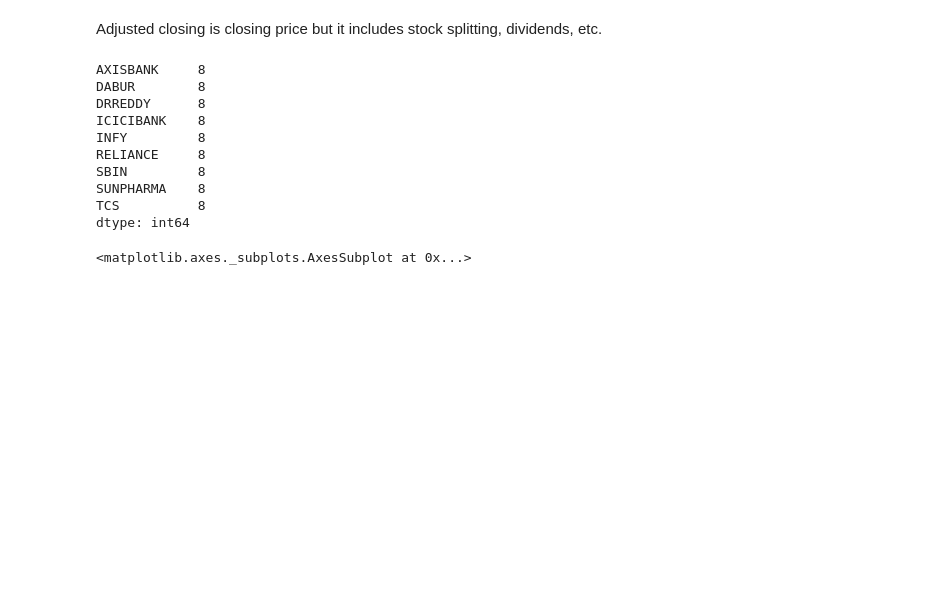
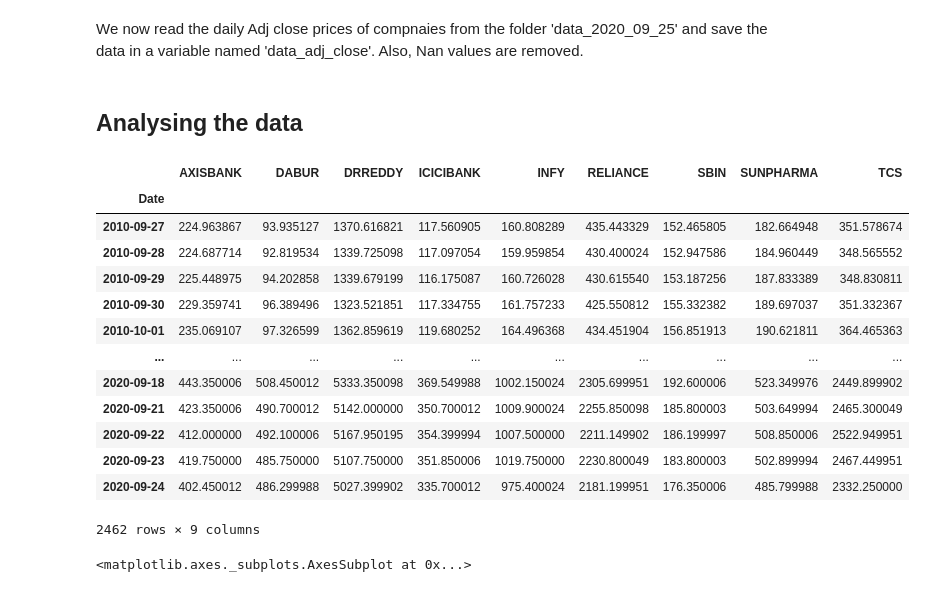
Before and after one commit to BharathRavu/portfolio-optimization, a Jupyter notebook: markowitz-portfolio-theory.ipynb, the cells around one changed output. Cells and saved outputs as stored; diff of their text form; code cells hidden in the pictures; blank space fills up the shorter version.

```diff
--- a/markowitz-portfolio-theory.ipynb
+++ b/markowitz-portfolio-theory.ipynb
@@ -57,7 +68,7 @@ def read_stock_variable_from_CSV(file_path,variable,start_date, end_date):
     data.set_index('Date',inplace=True)
     mask = (data.index >= start_date) & (data.index <= end_date)
     return data.loc[mask][['Adj Close']]
-# %% [markdown]
- Adjusted closing is closing price but it includes stock splitting, dividends, etc.
+# %% [markdown]
+We now read the daily Adj close prices of compnaies from the folder 'data_2020_09_25' and save the data in a variable named 'data_adj_close'. Also, Nan values are removed.
 # %%
 data_adj_close=get_stocks_data_from_folder(data_folder, 'Adj Close', start_date, end_date)
@@ -64,18 +78,22 @@ data_adj_close=get_stocks_data_from_folder(data_folder, 'Adj Close', start_date,
-# %%
-missing_values_count = data_adj_close.isnull().sum()
-print(missing_values_count)
-data_adj_close.dropna(inplace=True)
-# %% [output]
-AXISBANK     8
-DABUR        8
-DRREDDY      8
-ICICIBANK    8
-INFY         8
-RELIANCE     8
-SBIN         8
-SUNPHARMA    8
-TCS          8
-dtype: int64
+# %% [markdown]
+## Analysing the data
+# %%
+data_adj_close
+# %% [output]
+|  | AXISBANK | DABUR | DRREDDY | ICICIBANK | INFY | RELIANCE | SBIN | SUNPHARMA | TCS |
+| Date |  |  |  |  |  |  |  |  |  |
+| 2010-09-27 | 224.963867 | 93.935127 | 1370.616821 | 117.560905 | 160.808289 | 435.443329 | 152.465805 | 182.664948 | 351.578674 |
+| 2010-09-28 | 224.687714 | 92.819534 | 1339.725098 | 117.097054 | 159.959854 | 430.400024 | 152.947586 | 184.960449 | 348.565552 |
+| 2010-09-29 | 225.448975 | 94.202858 | 1339.679199 | 116.175087 | 160.726028 | 430.615540 | 153.187256 | 187.833389 | 348.830811 |
+| 2010-09-30 | 229.359741 | 96.389496 | 1323.521851 | 117.334755 | 161.757233 | 425.550812 | 155.332382 | 189.697037 | 351.332367 |
+| 2010-10-01 | 235.069107 | 97.326599 | 1362.859619 | 119.680252 | 164.496368 | 434.451904 | 156.851913 | 190.621811 | 364.465363 |
+| ... | ... | ... | ... | ... | ... | ... | ... | ... | ... |
+| 2020-09-18 | 443.350006 | 508.450012 | 5333.350098 | 369.549988 | 1002.150024 | 2305.699951 | 192.600006 | 523.349976 | 2449.899902 |
+| 2020-09-21 | 423.350006 | 490.700012 | 5142.000000 | 350.700012 | 1009.900024 | 2255.850098 | 185.800003 | 503.649994 | 2465.300049 |
+| 2020-09-22 | 412.000000 | 492.100006 | 5167.950195 | 354.399994 | 1007.500000 | 2211.149902 | 186.199997 | 508.850006 | 2522.949951 |
+| 2020-09-23 | 419.750000 | 485.750000 | 5107.750000 | 351.850006 | 1019.750000 | 2230.800049 | 183.800003 | 502.899994 | 2467.449951 |
+| 2020-09-24 | 402.450012 | 486.299988 | 5027.399902 | 335.700012 | 975.400024 | 2181.199951 | 176.350006 | 485.799988 | 2332.250000 |
+2462 rows × 9 columns
 # %%
 data_adj_close.plot(figsize=(16,8))
 # %% [output]
```
Also changed, not shown: parts of 25 cells of this notebook.
